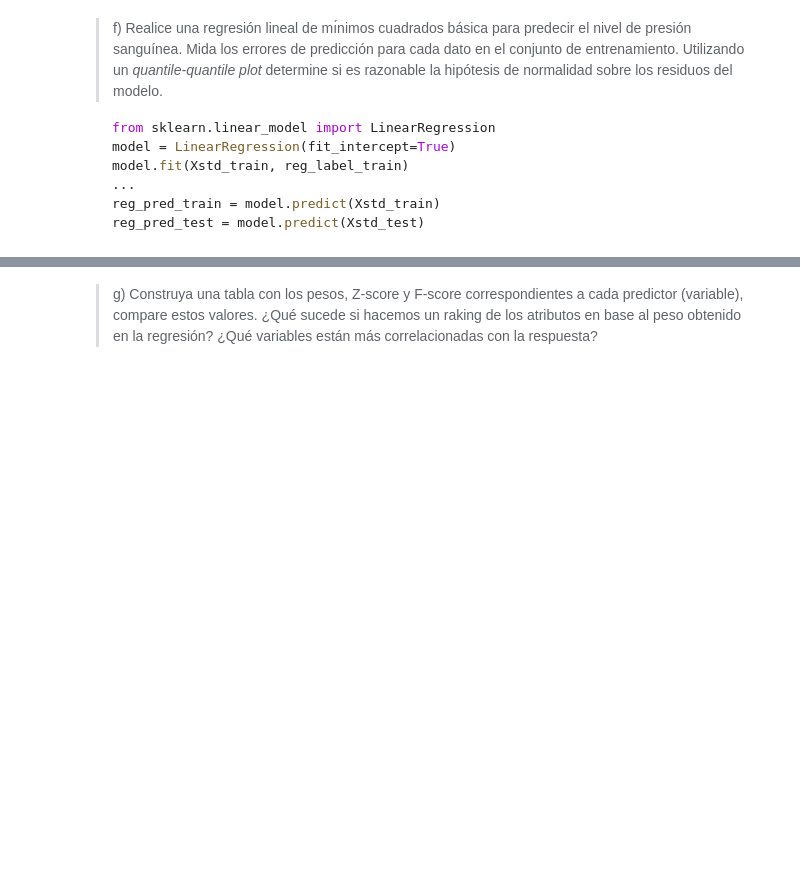
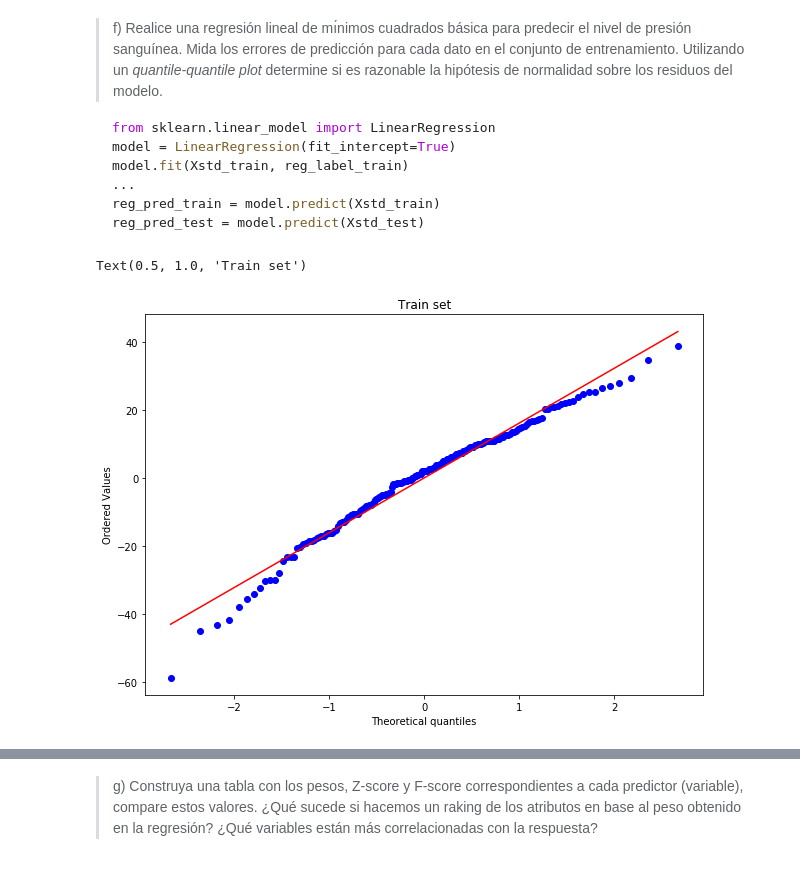
Before and after one commit to jpcastillog/Tarea1ML, a Jupyter notebook: Tarea1ML.ipynb, the cells around one changed output, grey strips where cells are left out. Saved outputs shown, nothing was run; the diff lists cells and outputs as text; code cells hidden in the pictures; blank space fills up the shorter version.

````diff
--- a/Tarea1ML.ipynb
+++ b/Tarea1ML.ipynb
@@ -210,3 +239,8 @@ class_label = df.pop("normal").values -1 # 0 means absence, 1 means presence
 reg_label = df.pop("blood_p").values
 X_data = df.values
 ```
+# %%
+class_label = df.pop("normal").values -1 # 0 means absence, 1 means presence
+reg_label = df.pop("blood_p").values
+X_data = df.values
+X_data
@@ -228,3 +270,19 @@ class_label_test = class_label[mask_test]
 print("Train: ",X_train.shape)
 print("Test: ",X_test.shape)
 ```
+# %%
+np.random.seed(0)
+mask_test = np.random.rand(X_data.shape[0]) < 0.30
+
+X_train = X_data[~mask_test]
+X_test = X_data[mask_test]
+
+class_label_train = class_label[~mask_test]
+class_label_test = class_label[mask_test]
+
+
+reg_label_train = reg_label[~mask_test]
+reg_label_test = reg_label[mask_test]
+
+print("Train: ",X_train.shape)
+print("Test: ",X_test.shape)
@@ -237,3 +298,9 @@ std.fit(X_train)
 Xstd_train = std.transform(X_train)
 Xstd_test = std.transform(X_test)
 ```
+# %%
+from sklearn.preprocessing import StandardScaler
+std = StandardScaler()
+std.fit(X_train)
+Xstd_train = std.transform(X_train)
+Xstd_test = std.transform(X_test)
@@ -247,3 +316,24 @@ model.fit(Xstd_train, reg_label_train)
 reg_pred_train = model.predict(Xstd_train)
 reg_pred_test = model.predict(Xstd_test)
 ```
+# %%
+from sklearn.linear_model import LinearRegression
+from scipy import stats
+import matplotlib.pyplot as plt
+
+model = LinearRegression(fit_intercept=True)
+model.fit(Xstd_train, reg_label_train)
+
+reg_pred_train = model.predict(Xstd_train)
+reg_pred_test = model.predict(Xstd_test)
+
+residue_train =  reg_pred_train - reg_label_train
+residue_test =  reg_pred_test - reg_label_test
+#Train plot
+fig = plt.figure(figsize = (10,7))
+ax = fig.add_subplot(111)
+res = stats.probplot(residue_train, dist='norm', plot=ax)
+ax.set_title("Train set")
+# %% [output]
+Text(0.5, 1.0, 'Train set')
+[figure, added]
````
Also changed, not shown: parts of 31 cells of this notebook.
